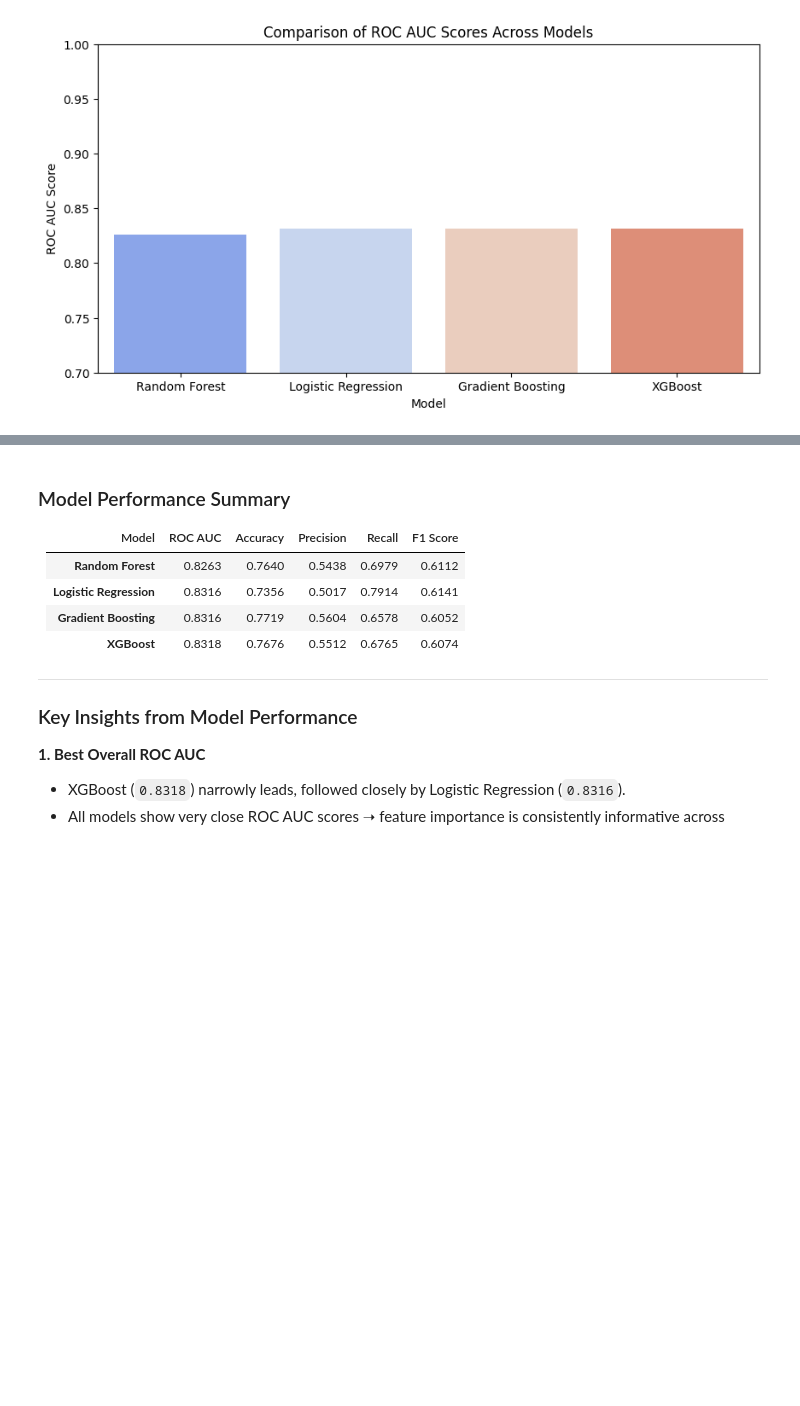
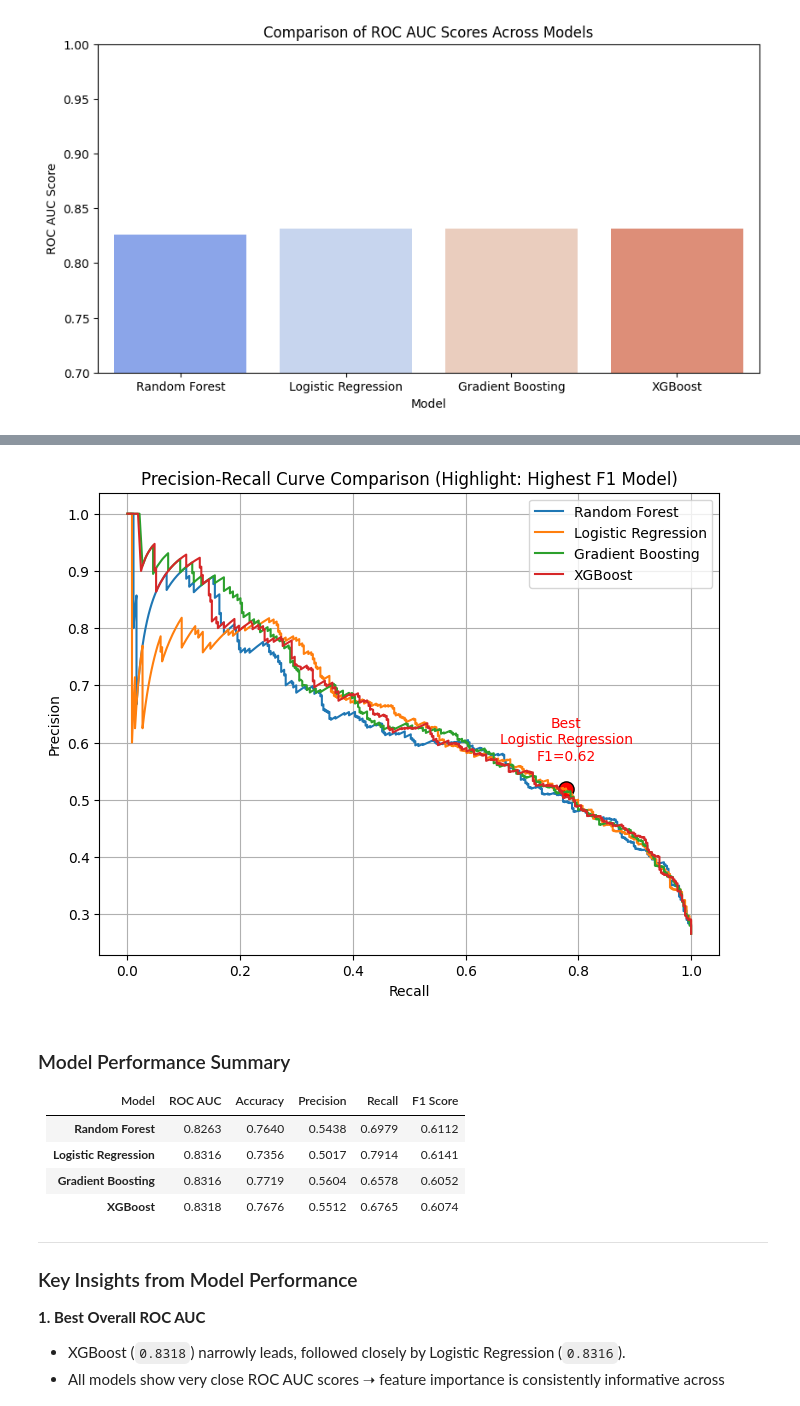
Before and after one commit to Ilse-hutten/customer-churn-prediction, a Jupyter notebook: notebooks/02_customer_churn_prediction_model.ipynb, the cells around one changed output, grey strips where cells are left out. Saved outputs shown, nothing was run; the diff lists cells and outputs as text; code cells hidden in the pictures; blank space fills up the shorter version.

```diff
--- a/notebooks/02_customer_churn_prediction_model.ipynb
+++ b/notebooks/02_customer_churn_prediction_model.ipynb
@@ -429,3 +383,53 @@ plt.show()
+# %%
+# Plotting precission-recall curves for each and identifying which model has highest F1
+models = {
+    "Random Forest": y_proba_rf,
+    "Logistic Regression": y_proba_logreg,
+    "Gradient Boosting": y_proba_gb,
+    "XGBoost": y_proba_xgb
+}
+
+best_f1 = 0
+best_model = ""
+best_precision = 0
+best_recall = 0
+
+plt.figure(figsize=(8, 6))
+
+for model_name, y_proba in models.items():
+    precision, recall, thresholds = precision_recall_curve(y_test, y_proba)
+    f1_scores = (2 * precision * recall) / (precision + recall)  # Compute F1-score at each threshold
+
+    # Plot Precision-Recall curve for all models
+    plt.plot(recall, precision, label=model_name)
+
+    # Track the highest F1-score dynamically
+    best_idx = np.argmax(f1_scores)
+    best_f1_model = f1_scores[best_idx]
+
+    if best_f1_model > best_f1:
+        best_f1 = best_f1_model
+        best_model = model_name
+        best_precision, best_recall = precision[best_idx], recall[best_idx]
+
+# Highlight the best model's highest F1-score point dynamically
+plt.scatter(best_recall, best_precision, marker='o', color='red', edgecolor='black', s=120)
+plt.text(best_recall, best_precision + 0.05, f"Best\n{best_model}\nF1={best_f1:.2f}", fontsize=10, ha='center', color='red')
+
+
+plt.xlabel("Recall")
+plt.ylabel("Precision")
+plt.title("Precision-Recall Curve Comparison (Highlight: Highest F1 Model)")
+plt.legend()
+plt.grid()
+
+# Save image
+save_path = os.path.join(os.path.abspath(".."), "visuals", "precision_recall_curves.png")
+plt.savefig(save_path, dpi=300, bbox_inches='tight')
+
+plt.show()
+# %% [output]
+[figure, added]
 # %% [markdown]
 ### Model Performance Summary
 
```
Also changed, not shown: parts of 1 cell of this notebook, 1 other file.
